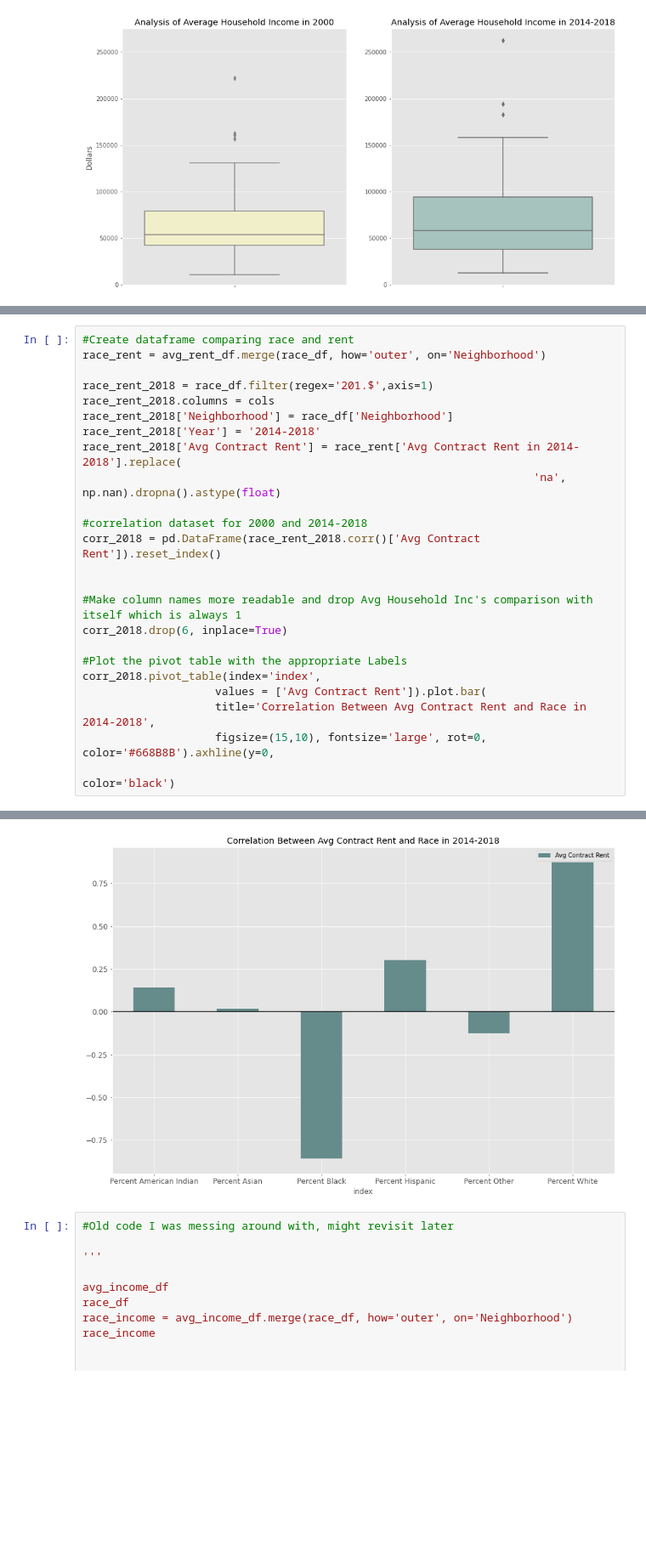
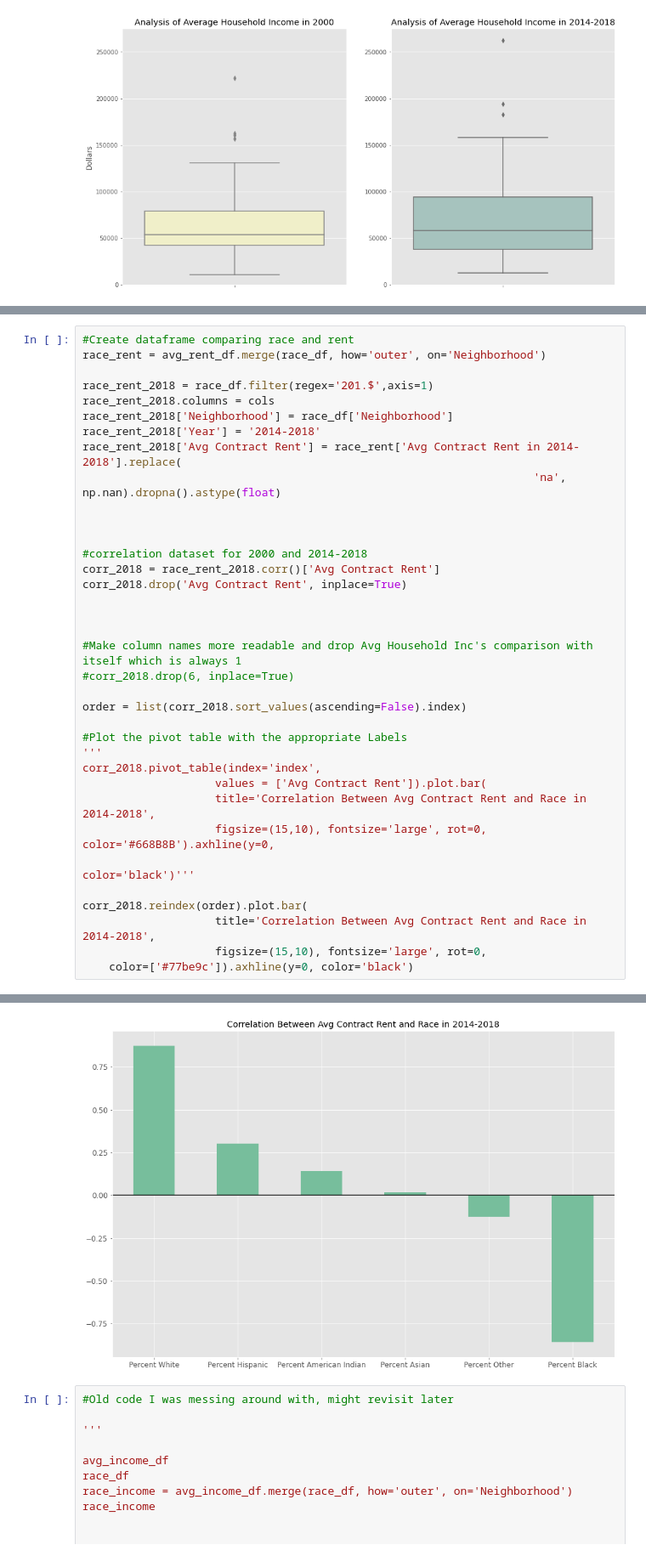
Before and after one commit to leosimanonok/DataScienceFinalTutorial, a Jupyter notebook: Leah.ipynb, the cells around one changed output, grey strips where cells are left out. Shown: that part at 85% size. Cells and saved outputs as stored; diff of their text form; blank space fills up the shorter version.

```diff
--- a/Leah.ipynb
+++ b/Leah.ipynb
@@ -337,30 +337,42 @@ stats_2018
 # %%
 #Create dataframe comparing race and rent
 race_rent = avg_rent_df.merge(race_df, how='outer', on='Neighborhood')
 
 race_rent_2018 = race_df.filter(regex='201.$',axis=1)
 race_rent_2018.columns = cols
 race_rent_2018['Neighborhood'] = race_df['Neighborhood']
 race_rent_2018['Year'] = '2014-2018'
 race_rent_2018['Avg Contract Rent'] = race_rent['Avg Contract Rent in 2014-2018'].replace(
                                                                     'na', np.nan).dropna().astype(float)
 
+
+
 #correlation dataset for 2000 and 2014-2018
-corr_2018 = pd.DataFrame(race_rent_2018.corr()['Avg Contract Rent']).reset_index()
+corr_2018 = race_rent_2018.corr()['Avg Contract Rent']
+corr_2018.drop('Avg Contract Rent', inplace=True)
+
 
 
 #Make column names more readable and drop Avg Household Inc's comparison with itself which is always 1
-corr_2018.drop(6, inplace=True)
+#corr_2018.drop(6, inplace=True)
+
+order = list(corr_2018.sort_values(ascending=False).index)
 
 #Plot the pivot table with the appropriate Labels
+'''
 corr_2018.pivot_table(index='index',
                     values = ['Avg Contract Rent']).plot.bar(
                     title='Correlation Between Avg Contract Rent and Race in 2014-2018',
                     figsize=(15,10), fontsize='large', rot=0, color='#668B8B').axhline(y=0,
-                                                                                        color='black')
+                                                                                        color='black')'''
+
+corr_2018.reindex(order).plot.bar(
+                    title='Correlation Between Avg Contract Rent and Race in 2014-2018',
+                    figsize=(15,10), fontsize='large', rot=0,
+    color=['#77be9c']).axhline(y=0, color='black')
 # %% [output]
 <matplotlib.lines.Line2D at 0x...>
-[figure, old version]
+[figure, new version]
 # %%
 #Old code I was messing around with, might revisit later
 
```
Also changed, not shown: 2 other files.
